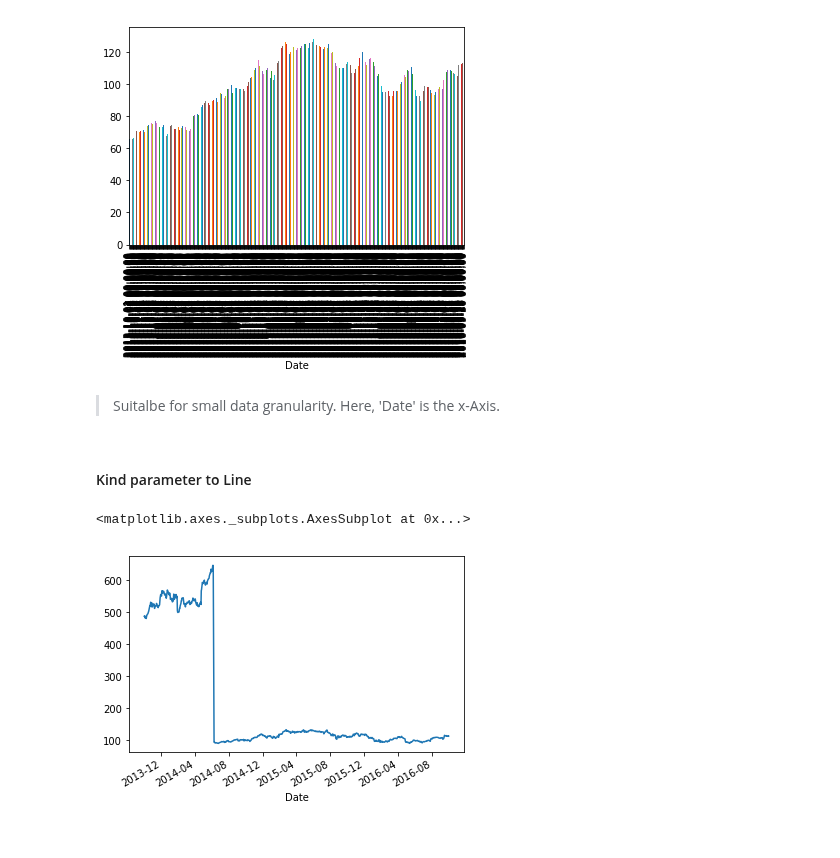
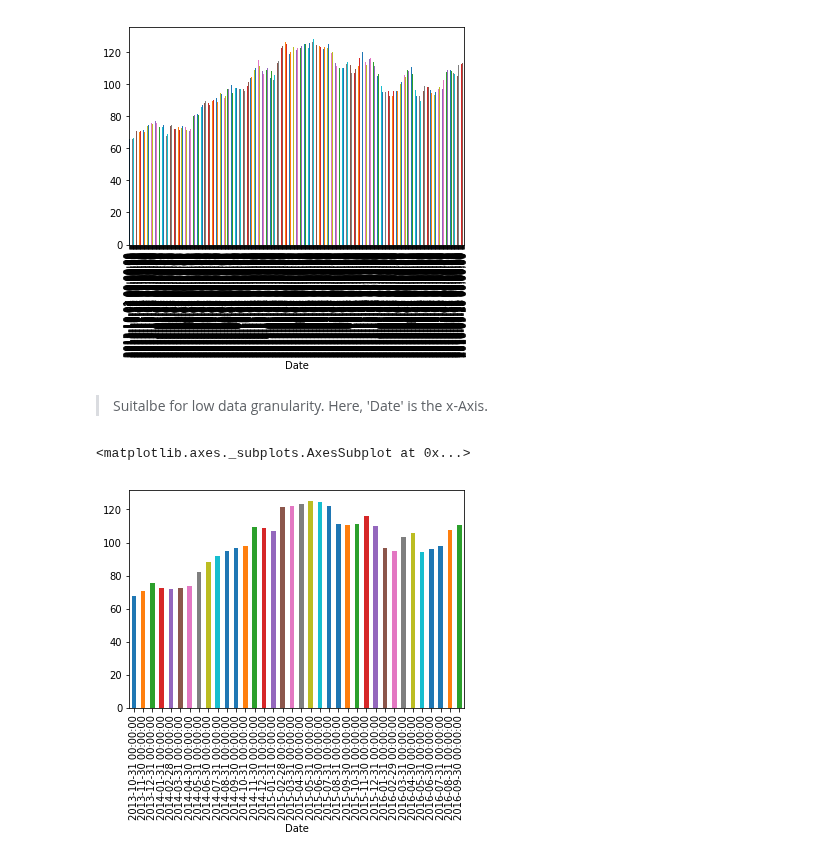
Before and after one commit to CFerraren/Python-Matplotlib, a Jupyter notebook: 1.2_Bar Plot.ipynb, the cells around one changed output. Saved outputs shown, nothing was run; the diff lists cells and outputs as text; code cells hidden in the pictures.

Commit message:
Change the data type for date

```diff
--- a/1.2_Bar Plot.ipynb
+++ b/1.2_Bar Plot.ipynb
@@ -12,8 +13,9 @@ import numpy as np
 file = os.path.join('Resources', 'AAPL.csv')
 # %%
 # Read csv
+# Parse date to datetime format
 
-aapl = pd.read_csv(file)
+aapl = pd.read_csv(file, parse_dates=['Date'])
 aapl.head()
 # %% [output]
 |  | Date | Open | High | Low | Close | Volume | Adj Close |
@@ -50,4 +54,5 @@ dtype: object
 # %%
-# Parse the date datatype to Datetiemformat
+#Set the index to Date
 
-aapl['Date'] = pd.to_datetime(aapl.Date)
+aapl.set_index('Date', inplace=True)
+aapl.head()
@@ -80,0 +69,5 @@ aapl.head()
+# %%
+# Summarizing Stocks by Month
+
+df = aapl.resample('M').mean()
+df
@@ -90,11 +124,11 @@ aapl['Adj Close'].plot(kind='bar')
 <matplotlib.axes._subplots.AxesSubplot at 0x...>
 [figure]
 # %% [markdown]
-> Suitalbe for small data granularity. Here, 'Date' is the x-Axis.
+> Suitalbe for low data granularity. Here, 'Date' is the x-Axis.
-# %% [markdown]
-#### Kind parameter to Line
-# %%
-aapl['Close'].plot(kind='line')
-# %% [output]
-<matplotlib.axes._subplots.AxesSubplot at 0x...>
-[figure, removed]
+# %%
+# per Month
+
+df['Adj Close'].plot(kind='bar')
+# %% [output]
+<matplotlib.axes._subplots.AxesSubplot at 0x...>
+[figure, added]
```
Also changed, not shown: parts of 14 cells of this notebook, 2 other files.
